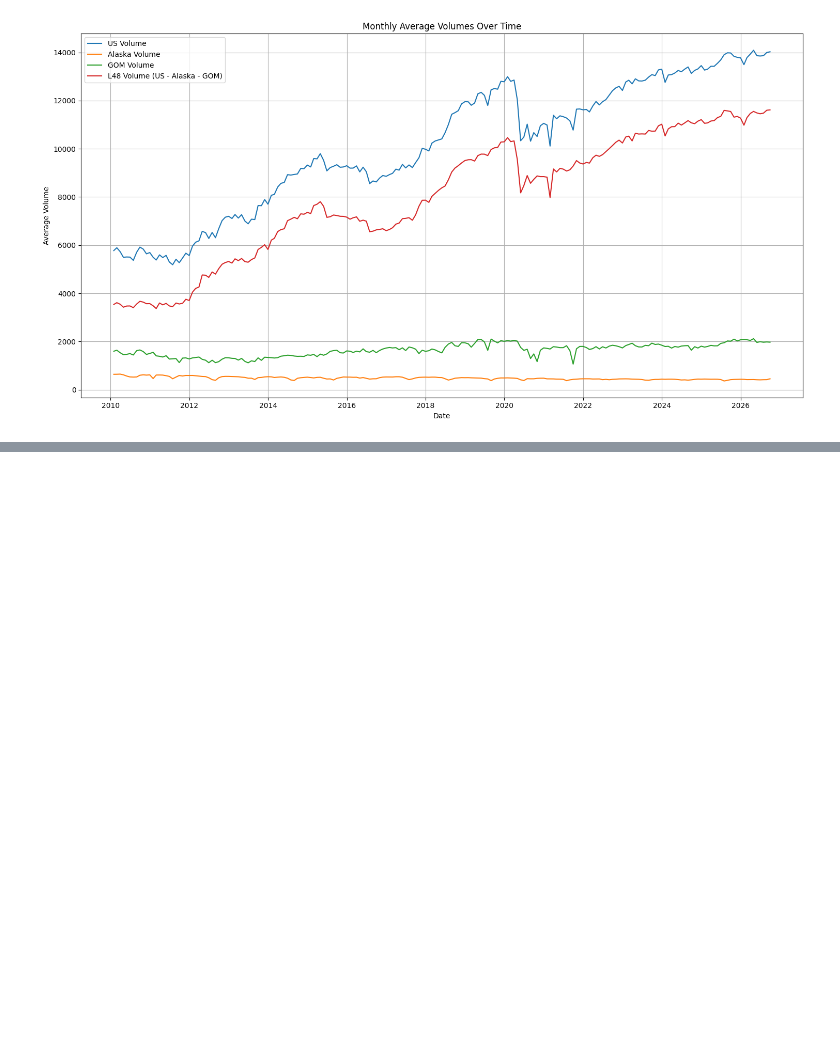
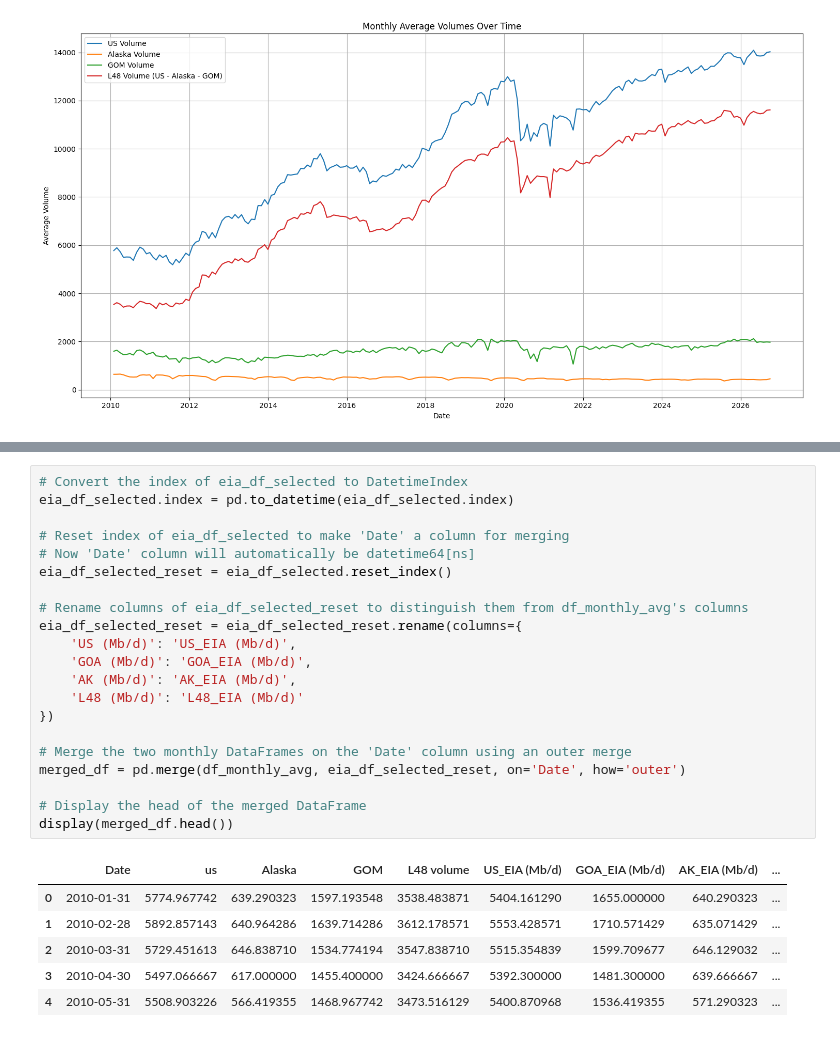
Before and after one commit to briganttinne/oilAnalysis, a Jupyter notebook: Untitled3.ipynb, the cells around one changed output, grey strips where cells are left out. Cells and saved outputs as stored; diff of their text form; blank space fills up the shorter version.

```diff
--- a/Untitled3.ipynb
+++ b/Untitled3.ipynb
@@ -321,0 +326,28 @@ fig.show()
+# %%
+# Convert the index of eia_df_selected to DatetimeIndex
+eia_df_selected.index = pd.to_datetime(eia_df_selected.index)
+
+# Reset index of eia_df_selected to make 'Date' a column for merging
+# Now 'Date' column will automatically be datetime64[ns]
+eia_df_selected_reset = eia_df_selected.reset_index()
+
+# Rename columns of eia_df_selected_reset to distinguish them from df_monthly_avg's columns
+eia_df_selected_reset = eia_df_selected_reset.rename(columns={
+    'US (Mb/d)': 'US_EIA (Mb/d)',
+    'GOA (Mb/d)': 'GOA_EIA (Mb/d)',
+    'AK (Mb/d)': 'AK_EIA (Mb/d)',
+    'L48 (Mb/d)': 'L48_EIA (Mb/d)'
+})
+
+# Merge the two monthly DataFrames on the 'Date' column using an outer merge
+merged_df = pd.merge(df_monthly_avg, eia_df_selected_reset, on='Date', how='outer')
+
+# Display the head of the merged DataFrame
+display(merged_df.head())
+# %% [output]
+|  | Date | us | Alaska | GOM | L48 volume | US_EIA (Mb/d) | GOA_EIA (Mb/d) | AK_EIA (Mb/d) | ... |
+| 0 | 2010-01-31 | 5774.967742 | 639.290323 | 1597.193548 | 3538.483871 | 5404.161290 | 1655.000000 | 640.290323 | ... |
+| 1 | 2010-02-28 | 5892.857143 | 640.964286 | 1639.714286 | 3612.178571 | 5553.428571 | 1710.571429 | 635.071429 | ... |
+| 2 | 2010-03-31 | 5729.451613 | 646.838710 | 1534.774194 | 3547.838710 | 5515.354839 | 1599.709677 | 646.129032 | ... |
+| 3 | 2010-04-30 | 5497.066667 | 617.000000 | 1455.400000 | 3424.666667 | 5392.300000 | 1481.300000 | 639.666667 | ... |
+| 4 | 2010-05-31 | 5508.903226 | 566.419355 | 1468.967742 | 3473.516129 | 5400.870968 | 1536.419355 | 571.290323 | ... |
```
Also changed, not shown: parts of 3 cells of this notebook.
